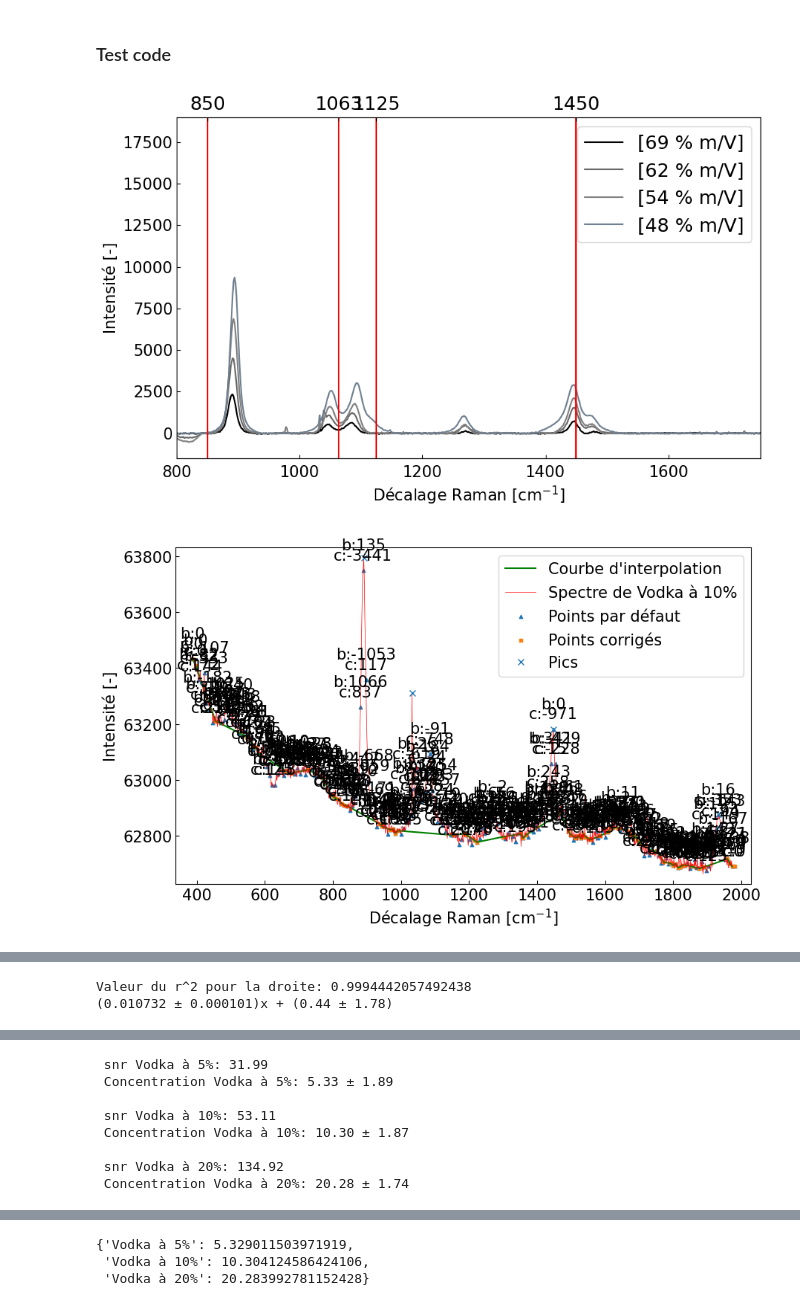
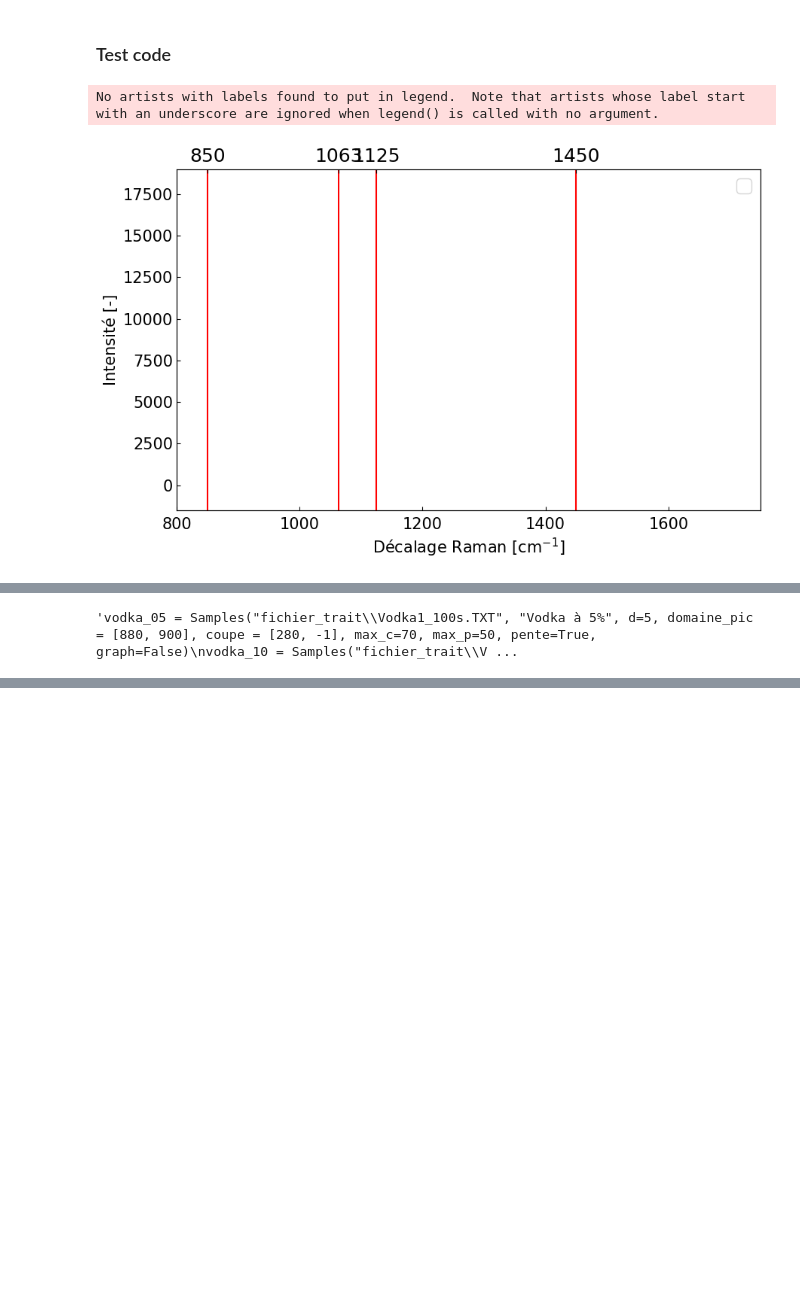
Before and after one commit to GeremyMichaud/Optique_experimentale_P2, a Jupyter notebook: class_analyze.ipynb, the cells around one changed output, grey strips where cells are left out. Drawn from its saved outputs; the diff is of its cells as text; code cells hidden in the pictures; blank space fills up the shorter version.

```diff
--- a/class_analyze.ipynb
+++ b/class_analyze.ipynb
@@ -682,17 +682,20 @@ class Samples(Calibration):
 # %% [markdown]
 ### Test code
 # %%
-eau = Calibration("fichier_trait\\Vodka0_100s.TXT", "Eau", coupe = [280, -1], conc=0, pente=True, zero=True)
-ethanol_25 = Calibration("fichier_trait\\Ethanol_C25_100s.TXT", "Ethanol à 25 %", conc=25, domaine_pic = [880, 900], coupe = [283, -1], divismin = 2, max_c=400, max_p=600, pente=True, graph=False)
-ethanol_50 = Calibration("fichier_trait\\Ethanol_C50_100s.TXT", "Ethanol à 50 %", conc=50, domaine_pic = [880, 900], coupe = [280, -1], divismin = 2, max_c=800, max_p=300, pente=True, graph=False)
-ethanol_75 = Calibration("fichier_trait\\Ethanol_C75_100s.TXT", "Ethanol à 75 %", conc=75, domaine_pic = [880, 900], coupe = [280, -1], divismin = 2, max_c=800, max_p=600, pente=True, graph=False)
-ethanol_100 = Calibration("fichier_trait\\Ethanol_C100_100s.TXT", "Ethanol à 100 %", conc=100, domaine_pic = [880, 900], coupe = [280, -1], divismin = 2.5, max_c=800, max_p=170, pente=True, graph=False)
+eau = Calibration("Raman_GG\\12-04-2023\\Etalons\\Eau.TXT", "Eau", coupe = [280, -1], conc=0, pente=True, zero=True)
+ethanol_30 = Calibration("Raman_GG\\12-04-2023\\Etalons\\Ethanol_30.TXT", "Éthanol à 30%", conc=30, domaine_pic = [880, 900], coupe = [283, -1], divismin = 2, max_c=400, max_p=600, pente=True, graph=False)
+ethanol_40 = Calibration("Raman_GG\\12-04-2023\\Etalons\\Ethanol_40.TXT", "Éthanol à 40%", conc=40, domaine_pic = [880, 900], coupe = [283, -1], divismin = 2, max_c=400, max_p=600, pente=True, graph=False)
+ethanol_50 = Calibration("Raman_GG\\12-04-2023\\Etalons\\Ethanol_50.TXT", "Éthanol à 50%", conc=50, domaine_pic = [880, 900], coupe = [283, -1], divismin = 2, max_c=400, max_p=600, pente=True, graph=False)
+ethanol_60 = Calibration("Raman_GG\\12-04-2023\\Etalons\\Ethanol_60.TXT", "Éthanol à 60%", conc=60, domaine_pic = [880, 900], coupe = [283, -1], divismin = 2, max_c=400, max_p=600, pente=True, graph=False)
+ethanol_70 = Calibration("Raman_GG\\12-04-2023\\Etalons\\Ethanol_70.TXT", "Éthanol à 70%", conc=70, domaine_pic = [880, 900], coupe = [283, -1], divismin = 2, max_c=400, max_p=600, pente=True, graph=False)
+ethanol_80 = Calibration("Raman_GG\\12-04-2023\\Etalons\\Ethanol_80.TXT", "Éthanol à 80%", conc=80, domaine_pic = [880, 900], coupe = [283, -1], divismin = 2, max_c=400, max_p=600, pente=True, graph=False)
+ethanol_100 = Calibration("Raman_GG\\12-04-2023\\Etalons\\Ethanol_100.TXT", "Éthanol à 100%", conc=100, domaine_pic = [880, 900], coupe = [283, -1], divismin = 2, max_c=400, max_p=600, pente=True, graph=False)
 Calibration.graphique_combine_ethanolage()
 
-vodka_05 = Samples("fichier_trait\\Vodka1_100s.TXT", "Vodka à 5%", d=5, domaine_pic = [880, 900], coupe = [280, -1], max_c=70, max_p=50, pente=True, graph=False)
-vodka_10 = Samples("fichier_trait\\Vodka2_100s.TXT", "Vodka à 10%", d=5, domaine_pic = [880, 900], coupe = [280, -1], max_c=100, max_p=50, pente=True, graph=True)
+"""vodka_05 = Samples("fichier_trait\\Vodka1_100s.TXT", "Vodka à 5%", d=5, domaine_pic = [880, 900], coupe = [280, -1], max_c=70, max_p=50, pente=True, graph=False)
+vodka_10 = Samples("fichier_trait\\Vodka2_100s.TXT", "Vodka à 10%", d=5, domaine_pic = [880, 900], coupe = [280, -1], max_c=100, max_p=50, pente=True, graph=False)
 vodka_20 = Samples("fichier_trait\\Vodka3_100s.TXT", "Vodka à 20%", d=5, domaine_pic = [880, 900], coupe = [280, -1], max_c=100, max_p=50, pente=True, graph=False)
-Samples.analyse()
+Samples.analyse()"""
 # %% [output]
+No artists with labels found to put in legend.  Note that artists whose label start with an underscore are ignored when legend() is called with no argument.
-[figure, old version]
+[figure, new version]
-[figure, removed]
@@ -700,2 +701,0 @@ Samples.analyse()
-Valeur du r^2 pour la droite: 0.9994442057492438
-(0.010732 ± 0.000101)x + (0.44 ± 1.78)
@@ -703,8 +702 @@ Valeur du r^2 pour la droite: 0.9994442057492438
- snr Vodka à 5%: 31.99
- Concentration Vodka à 5%: 5.33 ± 1.89
-
- snr Vodka à 10%: 53.11
- Concentration Vodka à 10%: 10.30 ± 1.87
-
- snr Vodka à 20%: 134.92
- Concentration Vodka à 20%: 20.28 ± 1.74
+'vodka_05 = Samples("fichier_trait\\Vodka1_100s.TXT", "Vodka à 5%", d=5, domaine_pic = [880, 900], coupe = [280, -1], max_c=70, max_p=50, pente=True, graph=False)\nvodka_10 = Samples("fichier_trait\\V ...
@@ -712,3 +702,0 @@ Valeur du r^2 pour la droite: 0.9994442057492438
-{'Vodka à 5%': 5.329011503971919,
- 'Vodka à 10%': 10.304124586424106,
- 'Vodka à 20%': 20.283992781152428}
```
Also changed, not shown: parts of 1 cell of this notebook, 48 other files.
